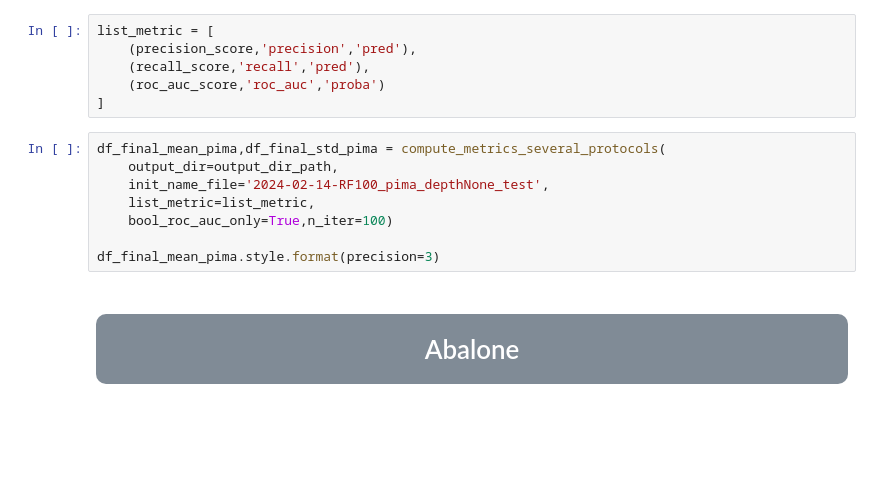
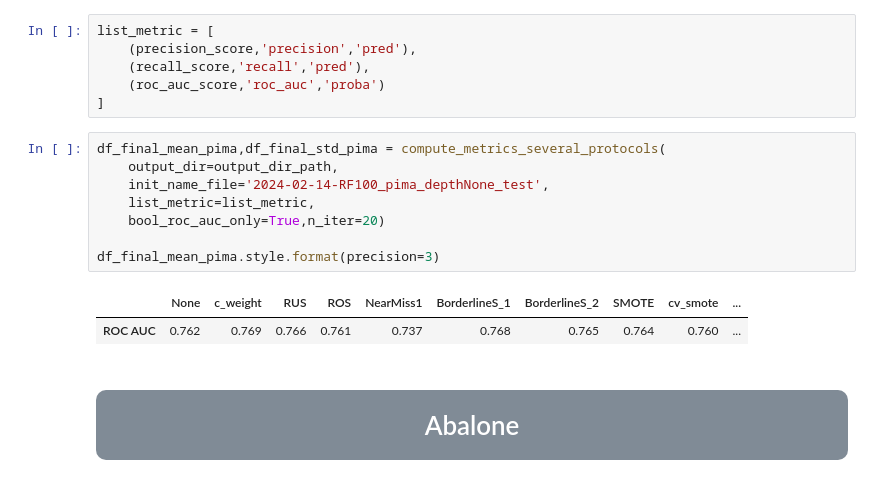
Before and after one commit to artefactory/smote_strategies_study, a Jupyter notebook: notebooks/classif_experiments.ipynb, the cells around one changed output. Drawn from its saved outputs; the diff is of its cells as text; blank space fills up the shorter version.

```diff
--- a/notebooks/classif_experiments.ipynb
+++ b/notebooks/classif_experiments.ipynb
@@ -170,11 +192,14 @@ list_metric = [
 # %%
 df_final_mean_pima,df_final_std_pima = compute_metrics_several_protocols(
     output_dir=output_dir_path,
     init_name_file='2024-02-14-RF100_pima_depthNone_test',
     list_metric=list_metric,
-    bool_roc_auc_only=True,n_iter=100)
+    bool_roc_auc_only=True,n_iter=20)
 
 df_final_mean_pima.style.format(precision=3)
+# %% [output]
+|  | None | c_weight | RUS | ROS | NearMiss1 | BorderlineS_1 | BorderlineS_2 | SMOTE | cv_smote | ... |
+| ROC AUC | 0.762 | 0.769 | 0.766 | 0.761 | 0.737 | 0.768 | 0.765 | 0.764 | 0.760 | ... |
 # %% [markdown]
 <center><h1  style="color:white; background-color:#808b96; border-radius: 10px; padding:15px;"> Abalone </h1></center>
 # %% [markdown]
```
Also changed, not shown: parts of 54 cells of this notebook, 2 other files.
